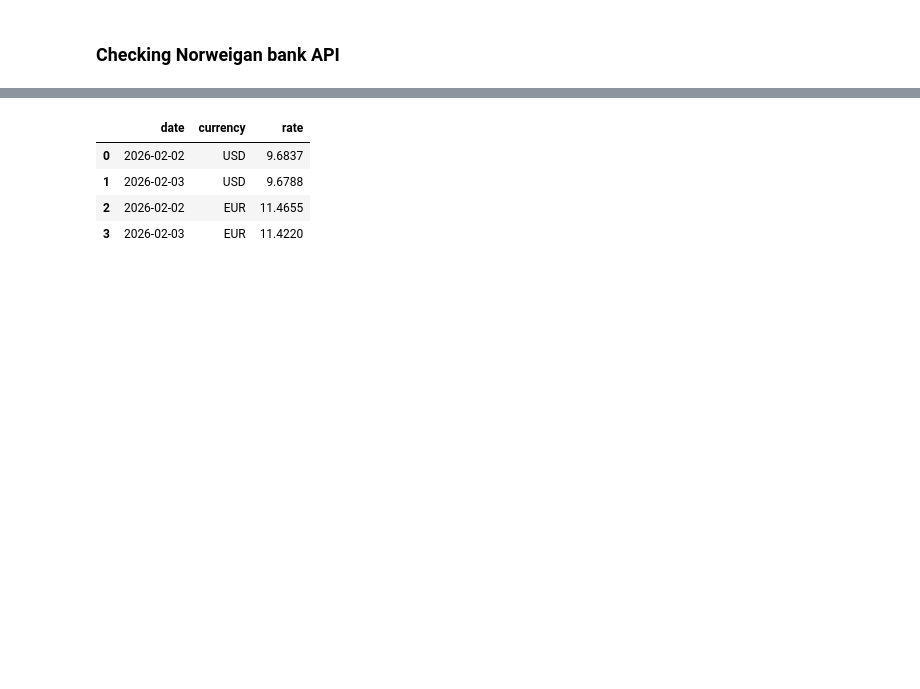
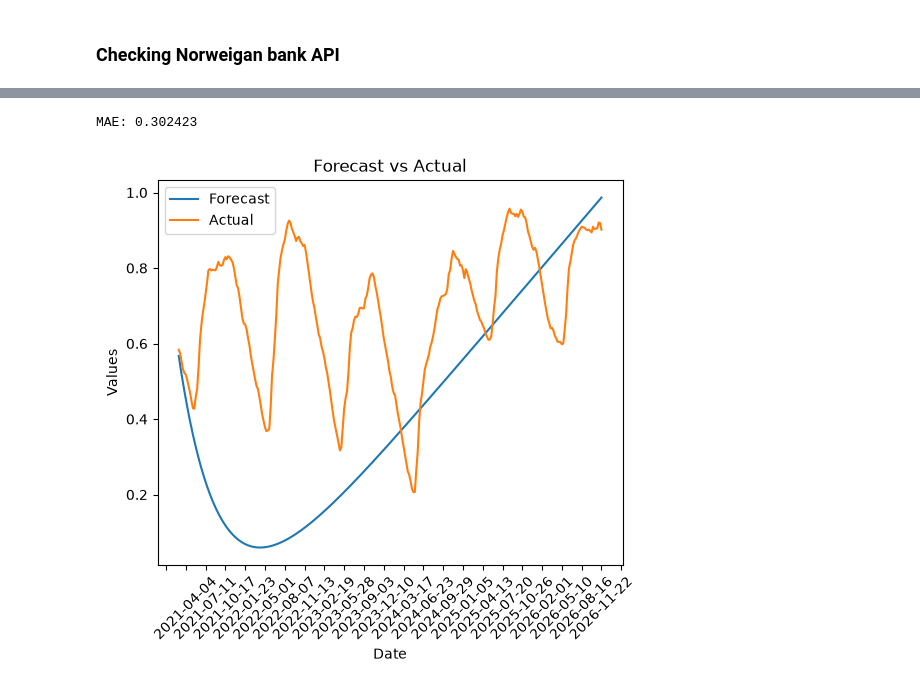
Before and after one commit to ChristianAronVea/IND320-Vea, a Jupyter notebook: Notebooks/Part4.ipynb, the cells around one changed output, grey strips where cells are left out. Cells and saved outputs as stored; diff of their text form; code cells hidden in the pictures; blank space fills up the shorter version.

```diff
--- a/Notebooks/Part4.ipynb
+++ b/Notebooks/Part4.ipynb
@@ -100,9 +104,0 @@ def get_nb_rates(start, end, currencies=("USD", "EUR")):
-# %%
-bank_data = get_nb_rates("2026-02-01", "2026-02-03")
-bank_data
-# %% [output]
-|  | date | currency | rate |
-| 0 | 2026-02-02 | USD | 9.6837 |
-| 1 | 2026-02-03 | USD | 9.6788 |
-| 2 | 2026-02-02 | EUR | 11.4655 |
-| 3 | 2026-02-03 | EUR | 11.4220 |
@@ -108,0 +142,25 @@ bank_data
+# %%
+y = df_mag['fyllingsgrad'].dropna()
+
+results = pred_coming_months_fillings(y, 300, 100, 7, 1, 2)
+
+# Plot results
+import matplotlib.dates as mdates
+
+plt.figure(figsize=(6, 5))
+
+plt.plot(results["date"], results["forecast"], label="Forecast")
+plt.plot(results["date"], results["real"], label="Actual")
+
+plt.gca().xaxis.set_major_locator(mdates.WeekdayLocator(interval=2))
+
+plt.xlabel("Date")
+plt.ylabel("Values")
+plt.xticks(rotation=45)
+plt.title("Forecast vs Actual")
+plt.legend()
+
+plt.show()
+# %% [output]
+MAE: 0.302423
+[figure, added]
```
Also changed, not shown: parts of 13 cells of this notebook.
